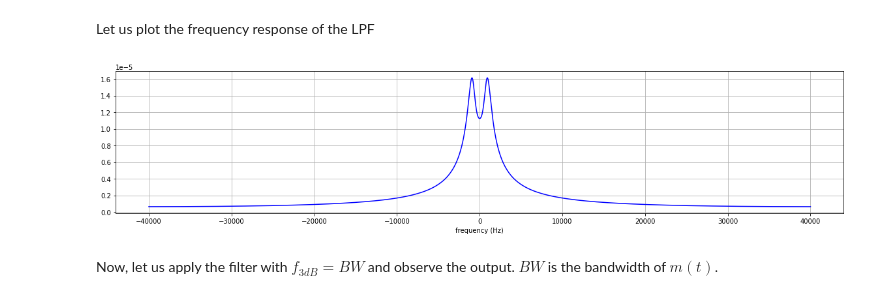
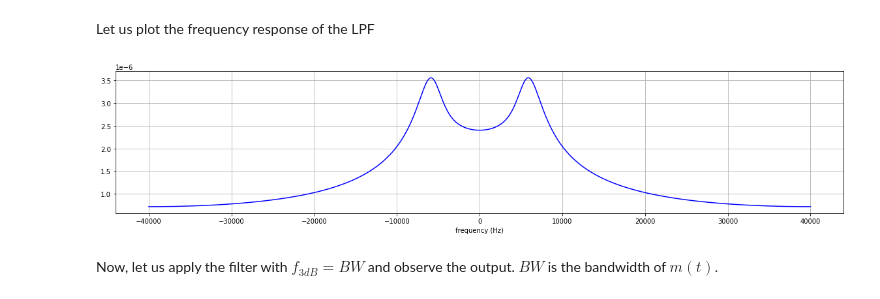
Before and after one commit to mkjubran/ENEE4103, a Jupyter notebook: DSB_SC_Modulation.ipynb, the cells around one changed output. Cells and saved outputs as stored; diff of their text form; code cells hidden in the pictures.

```diff
--- a/DSB_SC_Modulation.ipynb
+++ b/DSB_SC_Modulation.ipynb
@@ -396,31 +396,31 @@ def func_filter(rt,f3db,Tstep,forder):
 Let us plot the frequency response of the LPF
 # %%
 # LPF parameters
-f3db = 1000  # Cut-off frequency of the filter
-forder=3 # order of the filter
+f3db = 6000  # Cut-off frequency of the filter
+forder=5 # order of the filter
 
 L=len(t)
 impls=np.zeros(L)
 impls[0]=1
 
 ## apply the filter
 Filter_output = func_filter(impls,f3db,Tstep,forder)
 
 ## plot the transfer function of the filter
 N=len(t)
 FILTER_OUTPUT = np.abs(np.fft.fft(Filter_output))  # fft of the impulse signal
 freqs = np.fft.fftfreq(impls.size, Tstep)
 idx = np.argsort(freqs)
 freqs=freqs[idx]
 FILTER_OUTPUT=FILTER_OUTPUT[idx]/N
 plt.figure(figsize=(20,4))
 plt.plot(freqs, FILTER_OUTPUT,'b')
 plt.xlabel('frequency (Hz)')
 xticks = np.arange(np.min(freqs), np.max(freqs), 500)
 #plt.xticks(xticks)
 plt.grid()
 # %% [output]
-[figure, old version]
+[figure, new version]
 # %% [markdown]
 Now, let us apply the filter with $f_{3dB}=BW$ and observe the output. $BW$ is the bandwidth of $m(t)$.
 # %%
```
